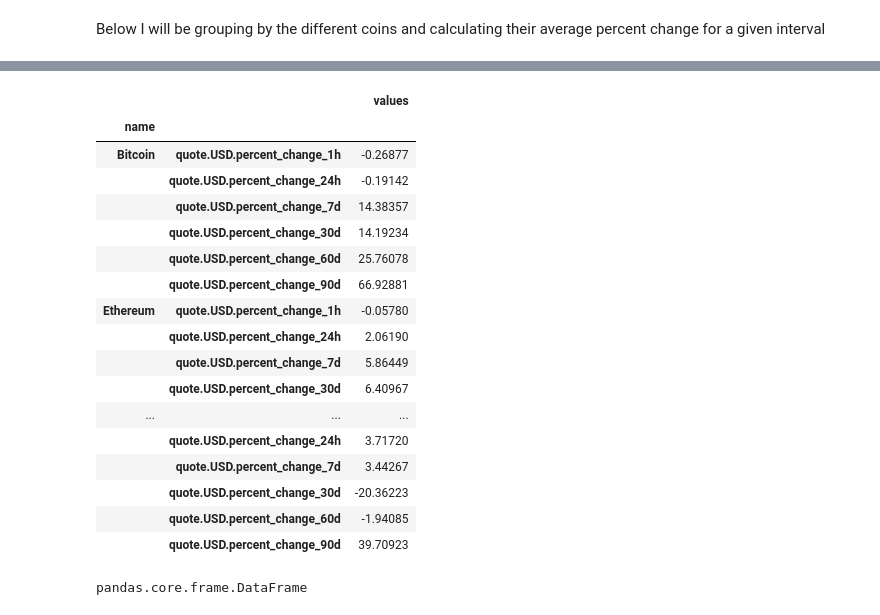
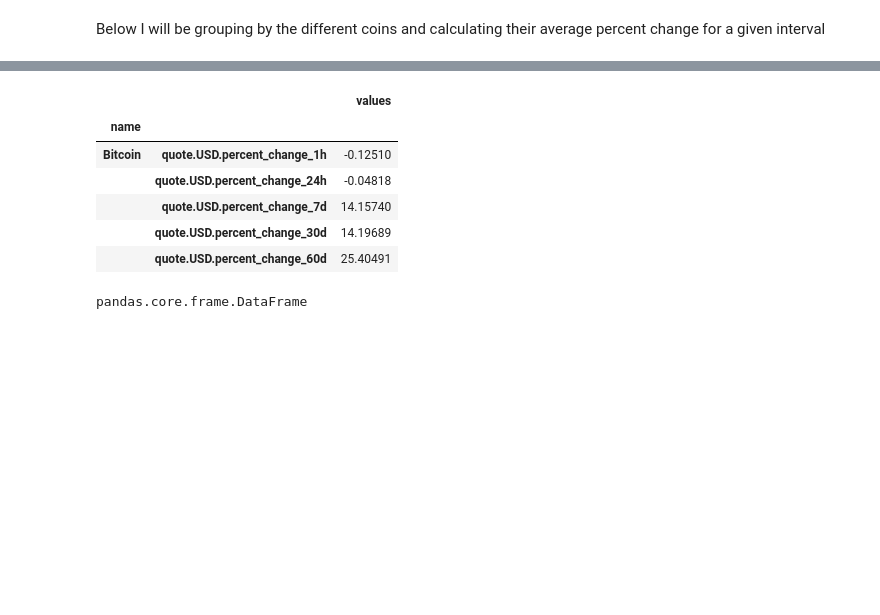
Before and after one commit to SamuelTesfamariam/Learning-Projects, a Jupyter notebook: Crypto data API/Crypto data API.ipynb, the cells around one changed output, grey strips where cells are left out. Drawn from its saved outputs; the diff is of its cells as text; code cells hidden in the pictures; blank space fills up the shorter version.

```diff
--- a/Crypto data API/Crypto data API.ipynb
+++ b/Crypto data API/Crypto data API.ipynb
@@ -155,26 +156,15 @@ df2.head()
 # %%
 df3 = df2.stack()
 df3 = df3.to_frame(name = 'values')
-df3.he
+df3.head()
 # %% [output]
 |  |  | values |
 | name |  |  |
-| Bitcoin | quote.USD.percent_change_1h | -0.26877 |
-|  | quote.USD.percent_change_24h | -0.19142 |
-|  | quote.USD.percent_change_7d | 14.38357 |
-|  | quote.USD.percent_change_30d | 14.19234 |
-|  | quote.USD.percent_change_60d | 25.76078 |
-|  | quote.USD.percent_change_90d | 66.92881 |
-| Ethereum | quote.USD.percent_change_1h | -0.05780 |
-|  | quote.USD.percent_change_24h | 2.06190 |
-|  | quote.USD.percent_change_7d | 5.86449 |
-|  | quote.USD.percent_change_30d | 6.40967 |
-| ... | ... | ... |
-|  | quote.USD.percent_change_24h | 3.71720 |
-|  | quote.USD.percent_change_7d | 3.44267 |
-|  | quote.USD.percent_change_30d | -20.36223 |
-|  | quote.USD.percent_change_60d | -1.94085 |
-|  | quote.USD.percent_change_90d | 39.70923 |
+| Bitcoin | quote.USD.percent_change_1h | -0.12510 |
+|  | quote.USD.percent_change_24h | -0.04818 |
+|  | quote.USD.percent_change_7d | 14.15740 |
+|  | quote.USD.percent_change_30d | 14.19689 |
+|  | quote.USD.percent_change_60d | 25.40491 |
 # %%
 type(df3)
 # %% [output]
```
Also changed, not shown: parts of 7 cells of this notebook.
